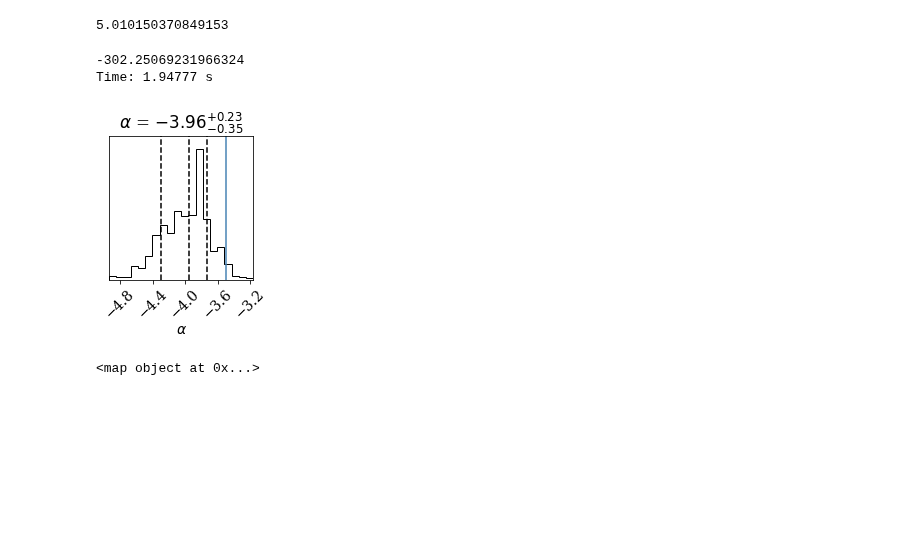
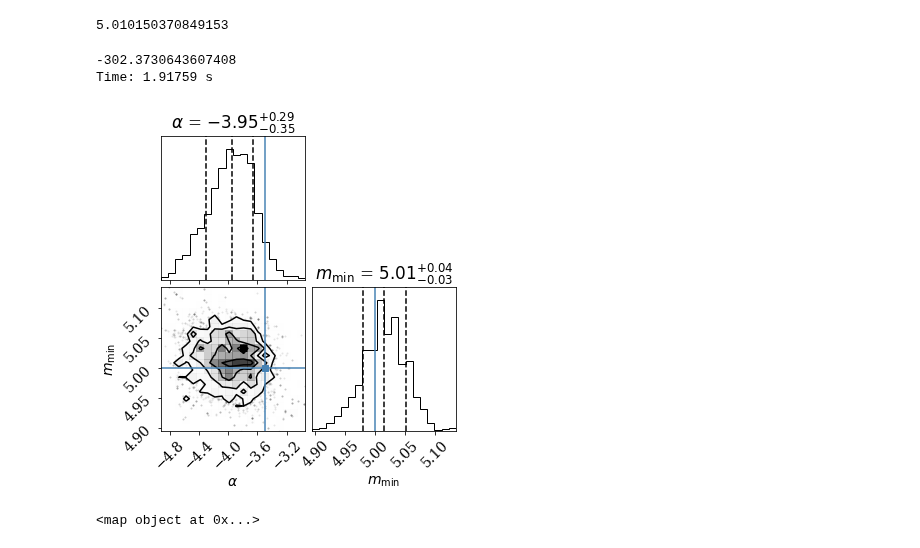
Before and after one commit to veome22/hybrid_waveforms, a Jupyter notebook: powerlaw_population_inference.ipynb, the cells around one changed output. Cells and saved outputs as stored; diff of their text form; code cells hidden in the pictures; blank space fills up the shorter version.

Commit message:
Ran MCMC tests on 100 events

```diff
--- a/powerlaw_population_inference.ipynb
+++ b/powerlaw_population_inference.ipynb
@@ -2234,10 +2234,10 @@ np.min(m1_mu_sampled)
 # %%
 def lnprob(hyper):
     alpha = hyper[0]
-    # m1_min_pow = hyper[1]
+    m1_min_pow = hyper[1]
     # m1_max_pow = hyper[2]
 
-    m1_min_pow = mmin_inj
+    # m1_min_pow = mmin_inj
     m1_max_pow = mmax_inj
     beta = beta_inj
 
@@ -2326,10 +2326,10 @@ def lnprob(hyper):
 # %%
 def population_posterior(hyper):
     alpha = hyper[0]
-    # m1_min_pow = hyper[1]
+    m1_min_pow = hyper[1]
     # m1_max_pow = hyper[2]
 
-    m1_min_pow = mmin_inj
+    # m1_min_pow = mmin_inj
     m1_max_pow = mmax_inj
     # beta = beta_inj
 
@@ -2353,22 +2353,22 @@ end = time.time()
 
 print(f"Time: {end-start:.5f} s")
 # %% [output]
--302.25069231966324
-Time: 1.94777 s
+-302.3730643607408
+Time: 1.91759 s
 # %%
-ndim, nwalkers = 1, 3
+ndim, nwalkers = 2, 5
 
 sampler = emcee.EnsembleSampler(nwalkers, ndim, population_posterior)
 
 # p0 = np.random.uniform([-3.4, 4.99, 55], [-3.6, 5.01, 65], size=(nwalkers,ndim))
-p0 = np.random.uniform([-4.2], [-3.8], size=(nwalkers,ndim))
+p0 = np.random.uniform([-4.2, 4.99], [-3.8, 5.01], size=(nwalkers,ndim))
 
 
 # burn-in sampler:
 state = sampler.run_mcmc(p0, 50, progress=True)
 sampler.reset()
 # %%
-N_MCMC = 500
+N_MCMC = 1000
 
 # explore parameter space:
 state = sampler.run_mcmc(state, N_MCMC, progress=True)
@@ -2378,18 +2378,18 @@ flat_samples = sampler.get_chain(discard=50, flat=True)
 # %%
 # samples
 
-fig = corner.corner(flat_samples, truths=[alpha_inj],\
-                    labels=[r"$\alpha$"],\
+fig = corner.corner(flat_samples, truths=[alpha_inj, mmin_inj],\
+                    labels=[r"$\alpha$", r"$m_{\rm min}$"],\
                         quantiles=[0.16, 0.5, 0.84],\
                             show_titles=True,)
 
 # fig = corner.corner(flat_samples, truths=[alpha_inj, mmin_inj, mmax_inj],\
                     # labels=[r"$\alpha$", r"$m_{\rm min}$", r"$m_{\rm max}$"],\
                     #     quantiles=[0.16, 0.5, 0.84],\
                     #         show_titles=True,)
 # plt.savefig(plotdir + f"3D_ N_MCMC_{N_MCMC}.pdf")
 # %% [output]
-[figure, old version]
+[figure, new version]
 # %%
 samples = sampler.chain[:, 50:, :].reshape((-1, ndim))
 
```
